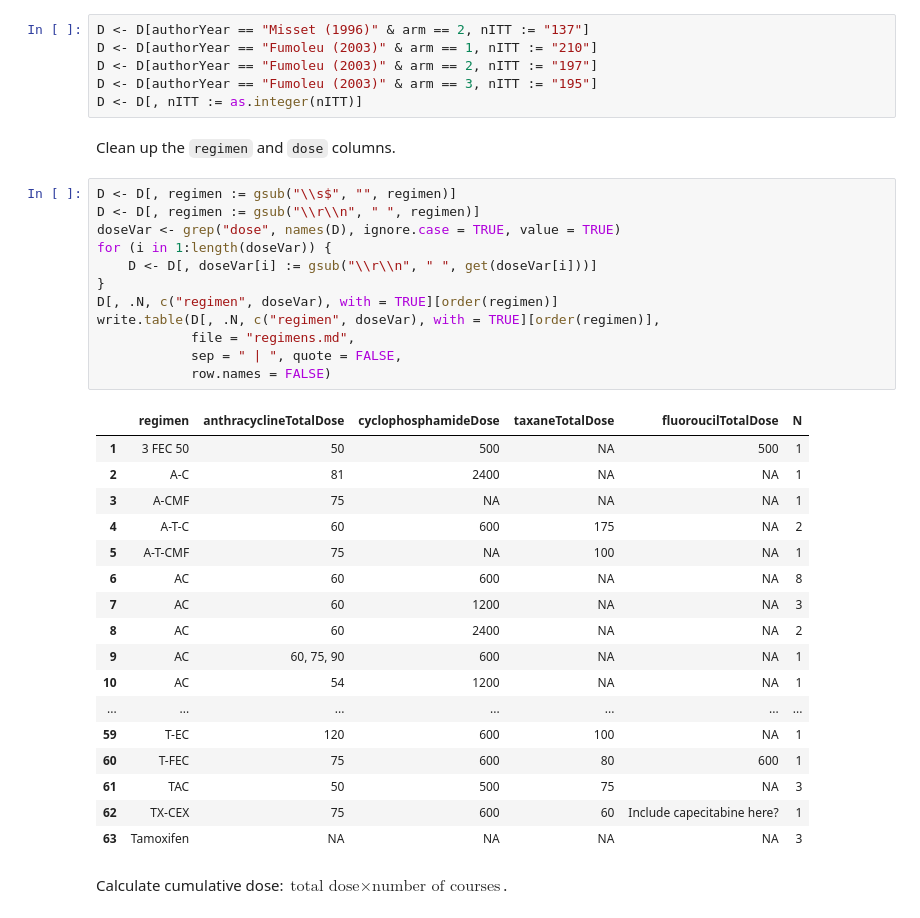
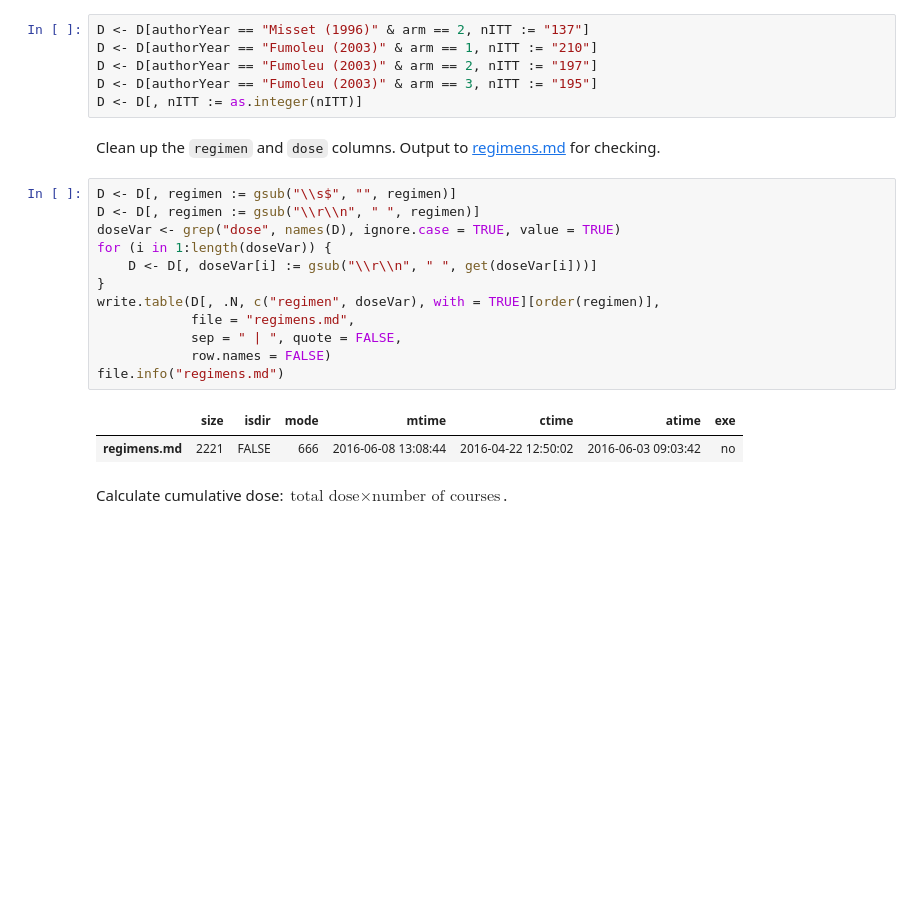
Before and after one commit to benjamin-chan/SecMalAfterBreastCaACT, a Jupyter notebook: metaregSecMal.ipynb, the cells around one changed output. Cells and saved outputs as stored; diff of their text form; blank space fills up the shorter version.

```diff
--- a/metaregSecMal.ipynb
+++ b/metaregSecMal.ipynb
@@ -167,36 +167,22 @@ D <- D[authorYear == "Fumoleu (2003)" & arm == 3, nITT := "195"]
 D <- D[, nITT := as.integer(nITT)]
 # %% [markdown]
 Clean up the `regimen` and `dose` columns.
+Output to [regimens.md](regimens.md) for checking.
 # %%
 D <- D[, regimen := gsub("\\s$", "", regimen)]
 D <- D[, regimen := gsub("\\r\\n", " ", regimen)]
 doseVar <- grep("dose", names(D), ignore.case = TRUE, value = TRUE)
 for (i in 1:length(doseVar)) {
     D <- D[, doseVar[i] := gsub("\\r\\n", " ", get(doseVar[i]))]
 }
-D[, .N, c("regimen", doseVar), with = TRUE][order(regimen)]
 write.table(D[, .N, c("regimen", doseVar), with = TRUE][order(regimen)],
             file = "regimens.md",
             sep = " | ", quote = FALSE,
             row.names = FALSE)
+file.info("regimens.md")
 # %% [output]
-|  | regimen | anthracyclineTotalDose | cyclophosphamideDose | taxaneTotalDose | fluoroucilTotalDose | N |
-| 1 | 3 FEC 50 | 50 | 500 | NA | 500 | 1 |
-| 2 | A-C | 81 | 2400 | NA | NA | 1 |
-| 3 | A-CMF | 75 | NA | NA | NA | 1 |
-| 4 | A-T-C | 60 | 600 | 175 | NA | 2 |
-| 5 | A-T-CMF | 75 | NA | 100 | NA | 1 |
-| 6 | AC | 60 | 600 | NA | NA | 8 |
-| 7 | AC | 60 | 1200 | NA | NA | 3 |
-| 8 | AC | 60 | 2400 | NA | NA | 2 |
-| 9 | AC | 60, 75, 90 | 600 | NA | NA | 1 |
-| 10 | AC | 54 | 1200 | NA | NA | 1 |
-| ... | ... | ... | ... | ... | ... | ... |
-| 59 | T-EC | 120 | 600 | 100 | NA | 1 |
-| 60 | T-FEC | 75 | 600 | 80 | 600 | 1 |
-| 61 | TAC | 50 | 500 | 75 | NA | 3 |
-| 62 | TX-CEX | 75 | 600 | 60 | Include capecitabine here? | 1 |
-| 63 | Tamoxifen | NA | NA | NA | NA | 3 |
+|  | size | isdir | mode | mtime | ctime | atime | exe |
+| regimens.md | 2221 | FALSE | 666 | 2016-06-08 13:08:44 | 2016-04-22 12:50:02 | 2016-06-03 09:03:42 | no |
 # %% [markdown]
 Calculate cumulative dose: $\text{total dose} \times \text{number of courses}$.
 # %%
```
Also changed, not shown: parts of 10 cells of this notebook, 5 other files.
